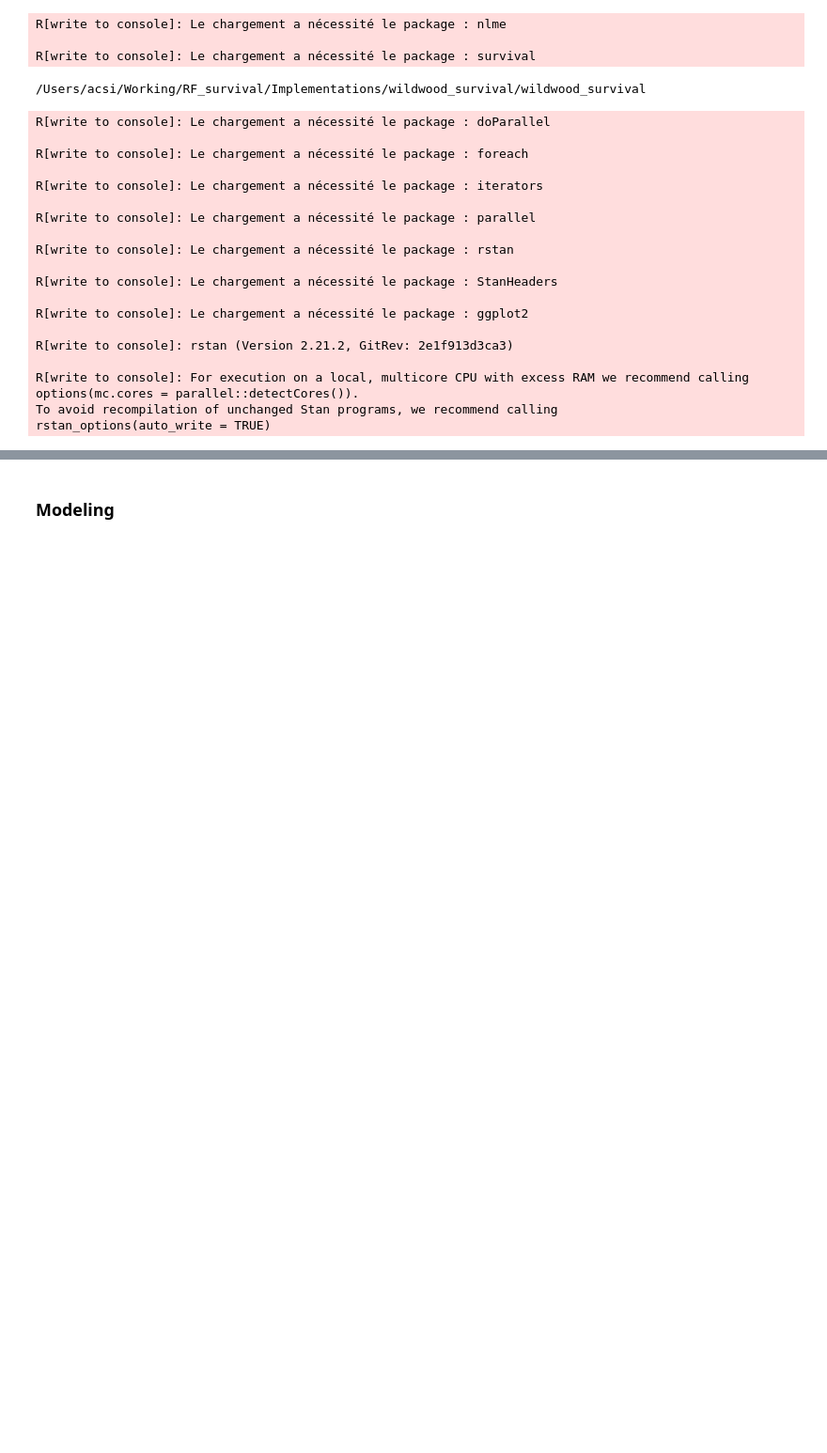
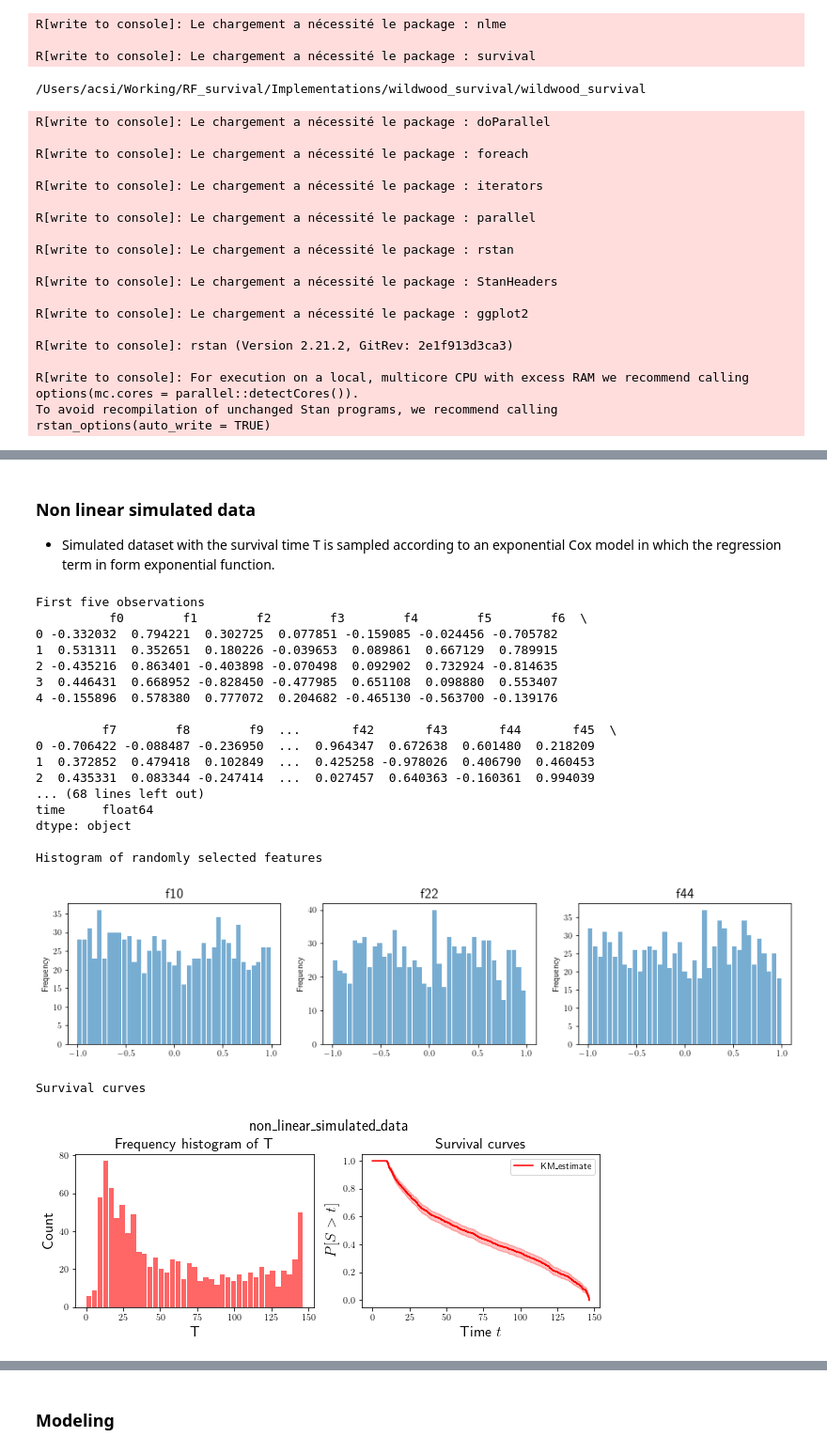
Before and after one commit to Califrais/wildwood-survival, a Jupyter notebook: wildwood_survival/Wildwood survival tutorial.ipynb, the cells around one changed output, grey strips where cells are left out. Shown at 94% size. Cells and saved outputs as stored; diff of their text form; code cells hidden in the pictures; blank space fills up the shorter version.

```diff
--- a/wildwood_survival/Wildwood survival tutorial.ipynb
+++ b/wildwood_survival/Wildwood survival tutorial.ipynb
@@ -32,0 +102,28 @@ rstan_options(auto_write = TRUE)
+# %% [markdown]
+### Non linear simulated data
+
+- Simulated dataset with the survival time T is sampled according to an exponential Cox model in which the regression term in form exponential function.
+# %%
+data_name = 'non_linear_simulated_data'
+data_stats(datas, data_name)
+# %% [output]
+First five observations
+          f0        f1        f2        f3        f4        f5        f6  \
+0 -0.332032  0.794221  0.302725  0.077851 -0.159085 -0.024456 -0.705782
+1  0.531311  0.352651  0.180226 -0.039653  0.089861  0.667129  0.789915
+2 -0.435216  0.863401 -0.403898 -0.070498  0.092902  0.732924 -0.814635
+3  0.446431  0.668952 -0.828450 -0.477985  0.651108  0.098880  0.553407
+4 -0.155896  0.578380  0.777072  0.204682 -0.465130 -0.563700 -0.139176
+
+         f7        f8        f9  ...       f42       f43       f44       f45  \
+0 -0.706422 -0.088487 -0.236950  ...  0.964347  0.672638  0.601480  0.218209
+1  0.372852  0.479418  0.102849  ...  0.425258 -0.978026  0.406790  0.460453
+2  0.435331  0.083344 -0.247414  ...  0.027457  0.640363 -0.160361  0.994039
+... (68 lines left out)
+time     float64
+dtype: object
+
+Histogram of randomly selected features
+[figure, added]
+Survival curves
+[figure, added]
```
Also changed, not shown: parts of 17 cells of this notebook.
